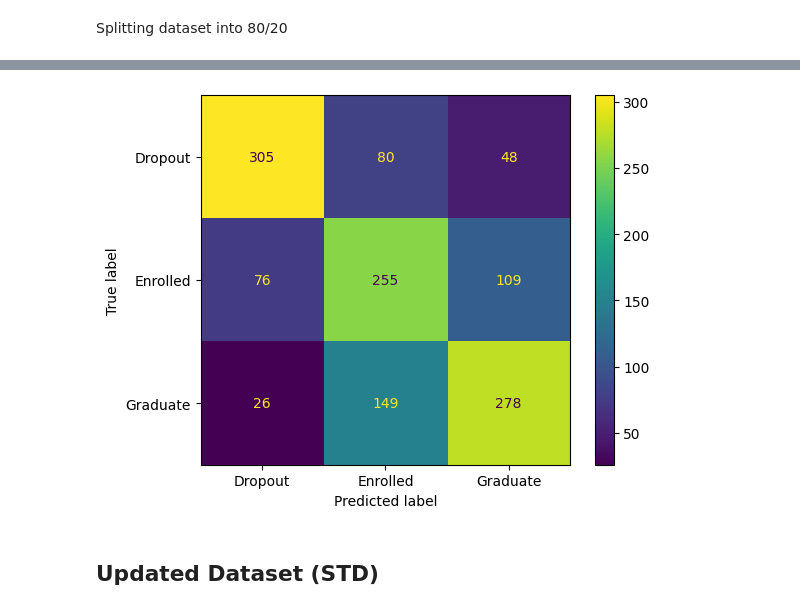
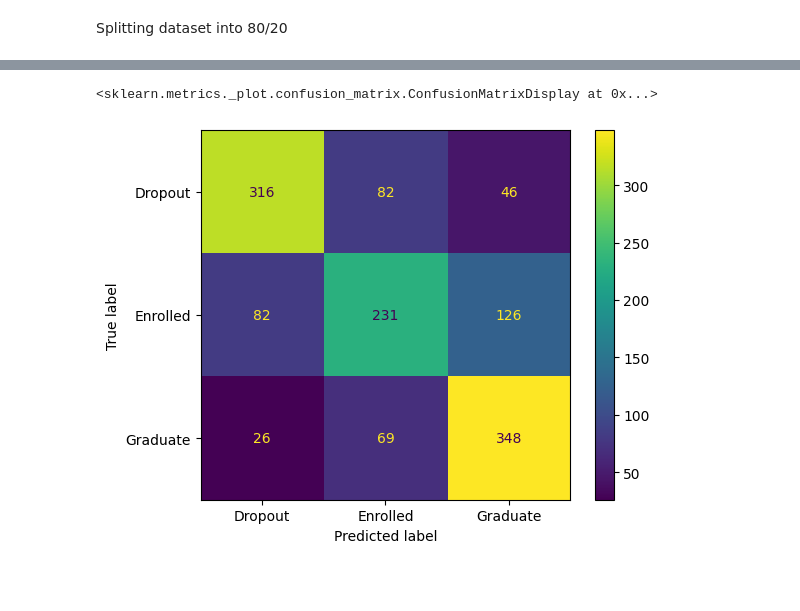
Before and after one commit to MSC-DS-Y1/Applied-Machine-Learning-Project, a Jupyter notebook: src/models/nasim/main.ipynb, the cells around one changed output, grey strips where cells are left out. Drawn from its saved outputs; the diff is of its cells as text; code cells hidden in the pictures; blank space fills up the shorter version.

Commit message:
Fixed model result variance, ran with different approaches

```diff
--- a/src/models/nasim/main.ipynb
+++ b/src/models/nasim/main.ipynb
@@ -49,15 +29,6 @@ Splitting dataset into 80/20
 from sklearn.model_selection import train_test_split
 from sklearn.linear_model import LogisticRegression
 from sklearn.metrics import classification_report, confusion_matrix, ConfusionMatrixDisplay
-from sklearn.preprocessing import StandardScaler
 
 # Split data into training and test sets
 X_train, X_test, y_train, y_test = train_test_split(x, y, test_size=0.2, random_state=42)
-
-# Standardize the feature set (scaling improves model performance for logistic regression)
-scaler = StandardScaler()
-X_train = scaler.fit_transform(X_train)
-X_test = scaler.transform(X_test)
-
-# Initialize the Logistic Regression model with multi-class handling
-model = LogisticRegression(multi_class='multinomial', solver='lbfgs', max_iter=1000, random_state=42)
@@ -96,20 +66,0 @@ Splitting dataset into 70/20/10
-# %%
-from sklearn.model_selection import train_test_split
-from sklearn.linear_model import LogisticRegression
-from sklearn.metrics import classification_report, confusion_matrix, ConfusionMatrixDisplay
-from sklearn.preprocessing import StandardScaler
-
-# Split data into training (70%) and temporary (30%) sets
-X_train, X_temp, y_train, y_temp = train_test_split(x, y, test_size=0.3, random_state=42)  # 40% for temp (validation + test)
-
-# Split the temporary set into validation (2/3) and test (1/3) sets
-X_val, X_test, y_val, y_test = train_test_split(X_temp, y_temp, test_size=2/3, random_state=42)  # 50% of the temp for test
-
-#  Standardisation and scaling
-scaler = StandardScaler()
-X_train = scaler.fit_transform(X_train)
-X_val = scaler.transform(X_val)
-X_test = scaler.transform(X_test)
-
-# Initialize the Logistic Regression model with multi-class handling
-model = LogisticRegression(multi_class='multinomial', solver='lbfgs', max_iter=1000, random_state=42)
@@ -154,0 +69,12 @@ weighted avg       0.64      0.63      0.63      1326
+# %%
+# Initialize the Logistic Regression model with multi-class handling
+model = LogisticRegression(multi_class='ovr', solver='lbfgs', max_iter=1000, random_state=42)
+
+# Train the model
+model.fit(X_train, y_train)
+
+# Make predictions
+y_pred = model.predict(X_test)
+
+print("\nClassification Report:")
+print(classification_report(y_test, y_pred))
@@ -155,9 +92,7 @@ weighted avg       0.64      0.63      0.63      1326
 # %%
-cm = confusion_matrix(y_test, y_test_pred, labels=model.classes_)
+cm = confusion_matrix(y_test, y_pred, labels=model.classes_)
 disp = ConfusionMatrixDisplay(confusion_matrix=cm, display_labels=model.classes_)
 disp.plot(cmap='viridis')
-plt.show()
 # %% [output]
+<sklearn.metrics._plot.confusion_matrix.ConfusionMatrixDisplay at 0x...>
-[figure, old version]
+[figure, new version]
-# %% [markdown]
-## Updated Dataset (STD)
```
Also changed, not shown: parts of 20 cells of this notebook, 4 other files.
